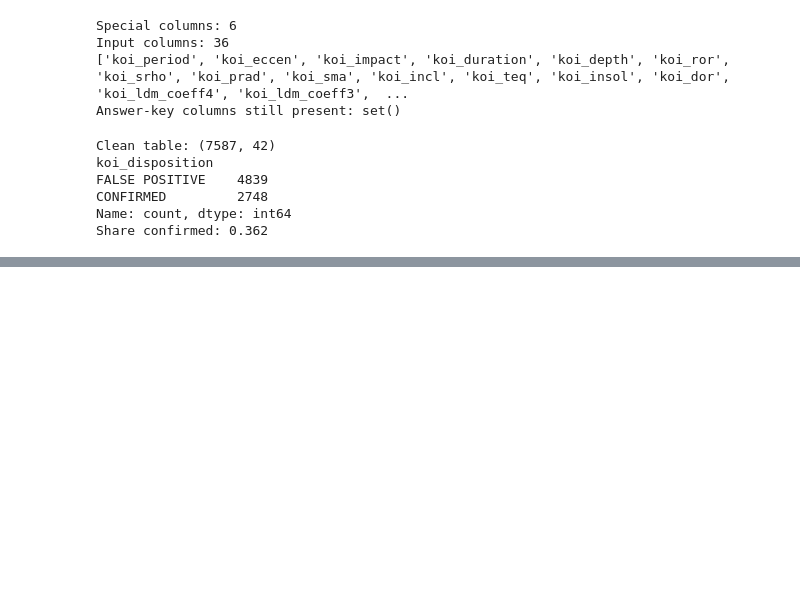
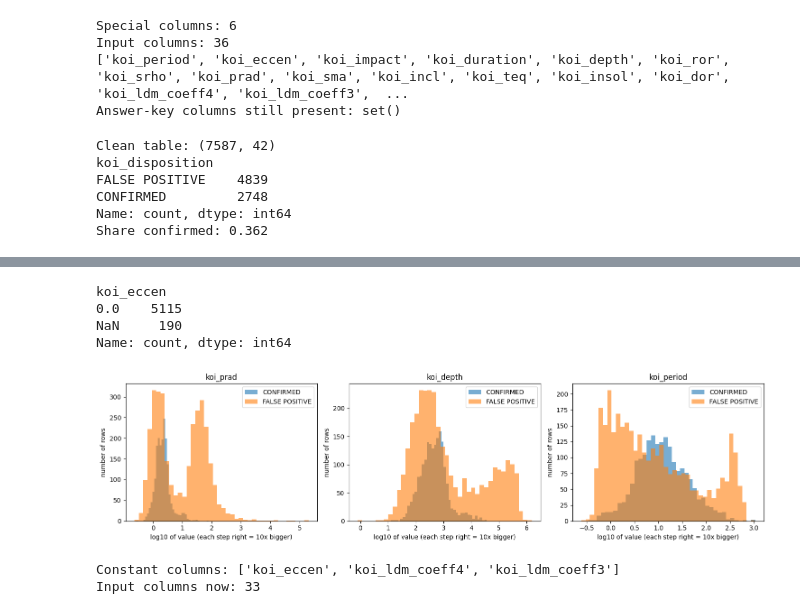
Before and after one commit to tishasetia13/planet-or-not, a Jupyter notebook: planet_or_not_model.ipynb, the cells around one changed output, grey strips where cells are left out. Drawn from its saved outputs; the diff is of its cells as text; code cells hidden in the pictures; blank space fills up the shorter version.

```diff
--- a/planet_or_not_model.ipynb
+++ b/planet_or_not_model.ipynb
@@ -268,0 +361,14 @@ Share confirmed: 0.362
+# %%
+# making the final split tables
+
+# Stage 1: make one table per pile, using the split column
+train_df = clean[clean["split"] == "train"].copy()
+val_df   = clean[clean["split"] == "val"].copy()
+test_df  = clean[clean["split"] == "test"].copy()     # made, but we do NOT look at it
+print(len(train_df), len(val_df), len(test_df))        # expect 5305 1132 1150
+
+# Stage 2: view 1, the first 10 rows (ids, the answer, and the first 8 inputs)
+display(train_df[id_cols + [label_col] + feature_cols[:8]].head(10))
+
+# Stage 3: view 2, a summary of every input column
+display(train_df[feature_cols].describe().T.round(2))
@@ -268,0 +405,47 @@ Share confirmed: 0.362
+# %%
+# Stage 1: check whether koi_eccen really is one value in every row
+print(train_df["koi_eccen"].value_counts(dropna=False))    # expect 0.0 -> 5115 and NaN -> 190
+
+# Stage 2: draw planets vs false positives for three inputs (training pile only)
+import matplotlib.pyplot as plt
+import numpy as np
+
+def plot_by_label(df, columns):
+    """Draw one histogram per column, CONFIRMED and FALSE POSITIVE overlaid, on a log scale."""
+    fig, axes = plt.subplots(1, len(columns), figsize=(5 * len(columns), 4))
+    for ax, col in zip(axes, columns):
+        for label, color in [("CONFIRMED", "tab:blue"), ("FALSE POSITIVE", "tab:orange")]:
+            values = df.loc[df["koi_disposition"] == label, col].dropna()   # this label's values, gaps removed
+            values = values[values > 0]                                     # a log needs positive numbers
+            ax.hist(np.log10(values), bins=40, alpha=0.6, color=color, label=label)
+        ax.set_title(col)
+        ax.set_xlabel("log10 of value (each step right = 10x bigger)")
+        ax.set_ylabel("number of rows")
+        ax.legend()
+    plt.tight_layout()
+    plt.show()
+
+plot_by_label(train_df, ["koi_prad", "koi_depth", "koi_period"])
+# %% [output]
+koi_eccen
+0.0    5115
+NaN     190
+Name: count, dtype: int64
+[figure, added]
+# %%
+# remove koi_eccen, and other waste things from the inputs
+
+# Stage 1: find input columns that hold the same value in every training row
+def find_constant_columns(df, columns):
+    """Return the columns with at most one distinct value (blank cells are ignored)."""
+    return [c for c in columns if df[c].nunique() <= 1]
+
+constant_cols = find_constant_columns(train_df, feature_cols)
+print("Constant columns:", constant_cols)          # expect ['koi_eccen'] at least
+
+# Stage 2: remove them from the list of model inputs
+feature_cols = [c for c in feature_cols if c not in constant_cols]
+print("Input columns now:", len(feature_cols))     # expect 35 if only koi_eccen was found
+# %% [output]
+Constant columns: ['koi_eccen', 'koi_ldm_coeff4', 'koi_ldm_coeff3']
+Input columns now: 33
```
Also changed, not shown: parts of 5 cells of this notebook.
